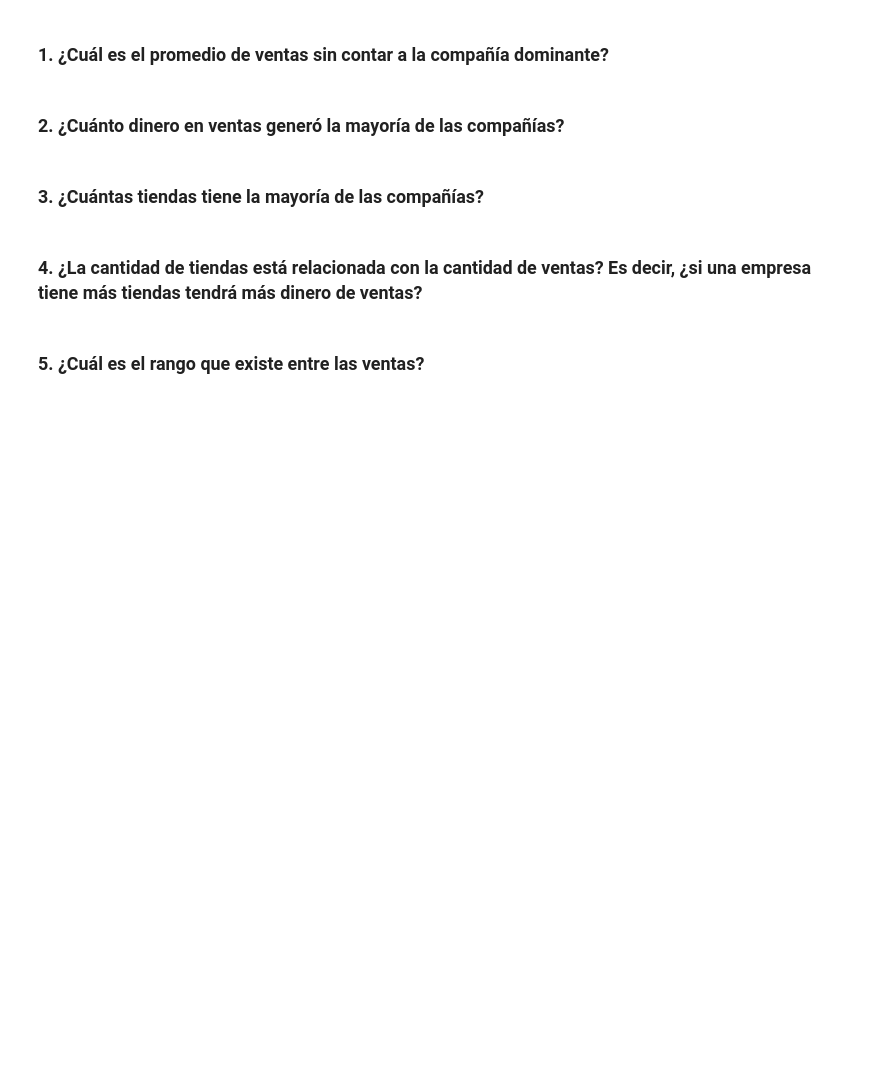
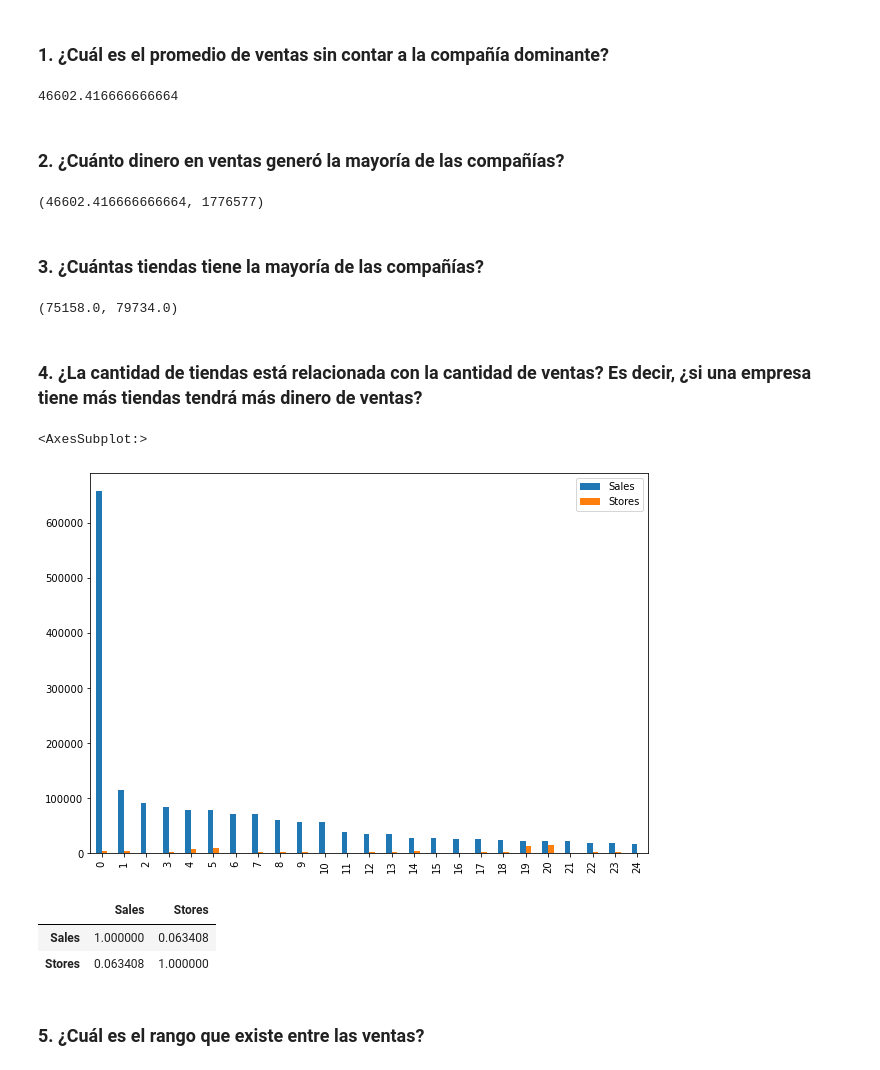
Before and after one commit to neimv/master_python, a Jupyter notebook: data/Proyecto Datacademy.ipynb, the cells around one changed output. Saved outputs shown, nothing was run; the diff lists cells and outputs as text; code cells hidden in the pictures; blank space fills up the shorter version.

```diff
--- a/data/Proyecto Datacademy.ipynb
+++ b/data/Proyecto Datacademy.ipynb
@@ -159,3 +160,10 @@ Sales/Avg. Store      200
 Store Count Growth    200
 Category              200
 dtype: int64
+# %%
+df_types = df_types[['recommendation']]
+
+for index, row in df_types.iterrows():
+    df[index] = df[index].astype(row['recommendation'])
+
+df.memory_usage()
@@ -164,10 +201,43 @@ dtype: int64
 # %% [markdown]
 ### 1. ¿Cuál es el promedio de ventas sin contar a la compañía dominante?
+# %%
+df_mean_without_max = df[df['Company'] != df[['Company', 'Sales']].max()['Company']]
+mean_of_sales = df_mean_without_max['Sales'].mean()
+mean_of_sales
+# %% [output]
+46602.416666666664
 # %% [markdown]
 ### 2. ¿Cuánto dinero en ventas generó la mayoría de las compañías?
+# %%
+sales_without_max = df_mean_without_max['Sales'].mean()
+sales_with_max = df['Sales'].sum()
+
+sales_without_max, sales_with_max
+# %% [output]
+(46602.416666666664, 1776577)
 # %% [markdown]
 ### 3. ¿Cuántas tiendas tiene la mayoría de las compañías?
+# %%
+stores_without_max = sum(df_mean_without_max['Stores'].dropna().tolist())
+stores_with_max = sum(df['Stores'].dropna().tolist())
+
+stores_without_max, stores_with_max
+# %% [output]
+(75158.0, 79734.0)
 # %% [markdown]
 ### 4. ¿La cantidad de tiendas está relacionada con la cantidad de ventas? Es decir, ¿si una empresa tiene más tiendas tendrá más dinero de ventas?
+# %%
+df_plot = df[['Sales', 'Stores']]
+# df_plot = df_plot.cumsum()
+df_plot.plot(kind="bar", figsize=(10,7))
+# %% [output]
+<AxesSubplot:>
+[figure, added]
+# %%
+df[['Sales', 'Stores']].corr()
+# %% [output]
+|  | Sales | Stores |
+| Sales | 1.000000 | 0.063408 |
+| Stores | 0.063408 | 1.000000 |
 # %% [markdown]
 ### 5. ¿Cuál es el rango que existe entre las ventas?
```
Also changed, not shown: parts of 7 cells of this notebook.
